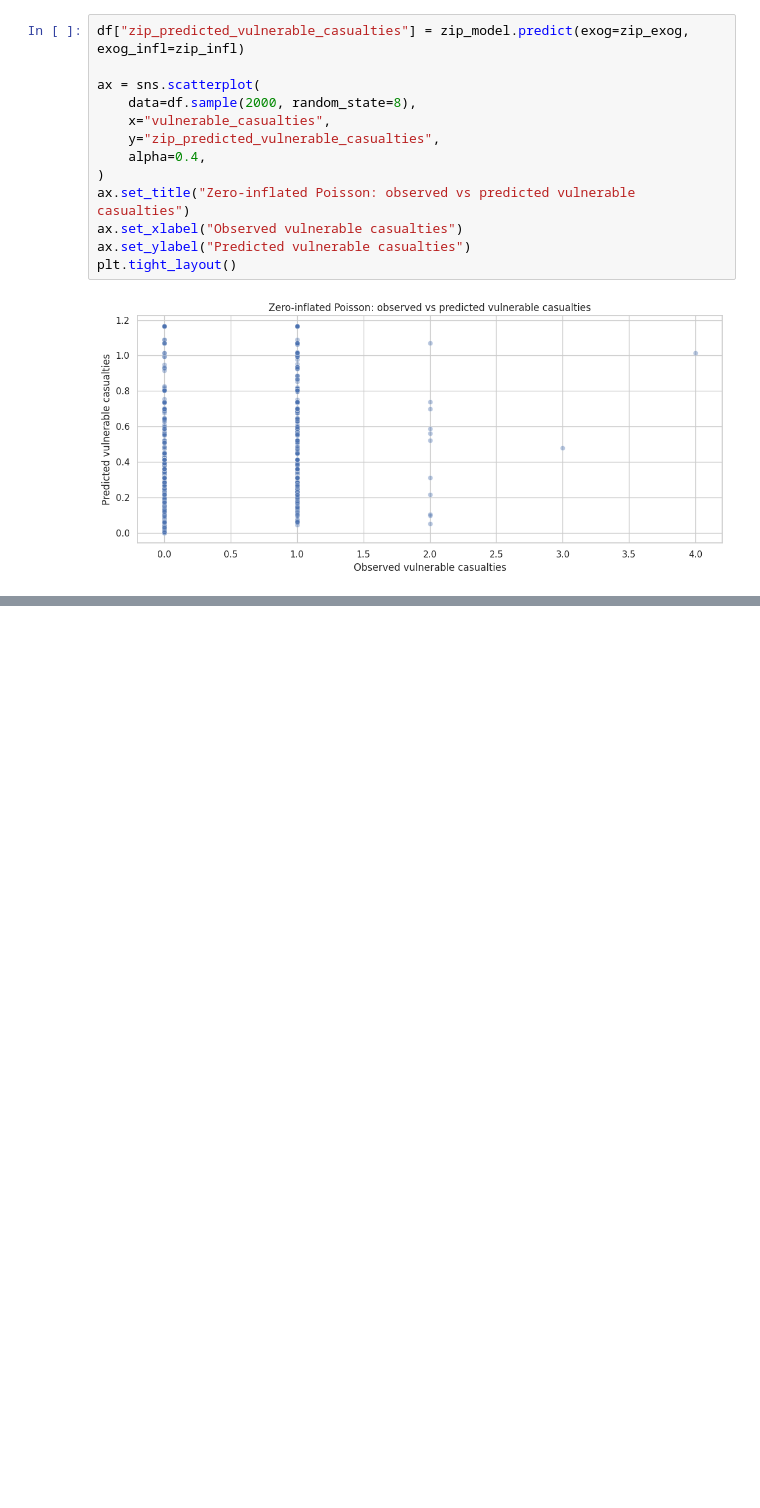
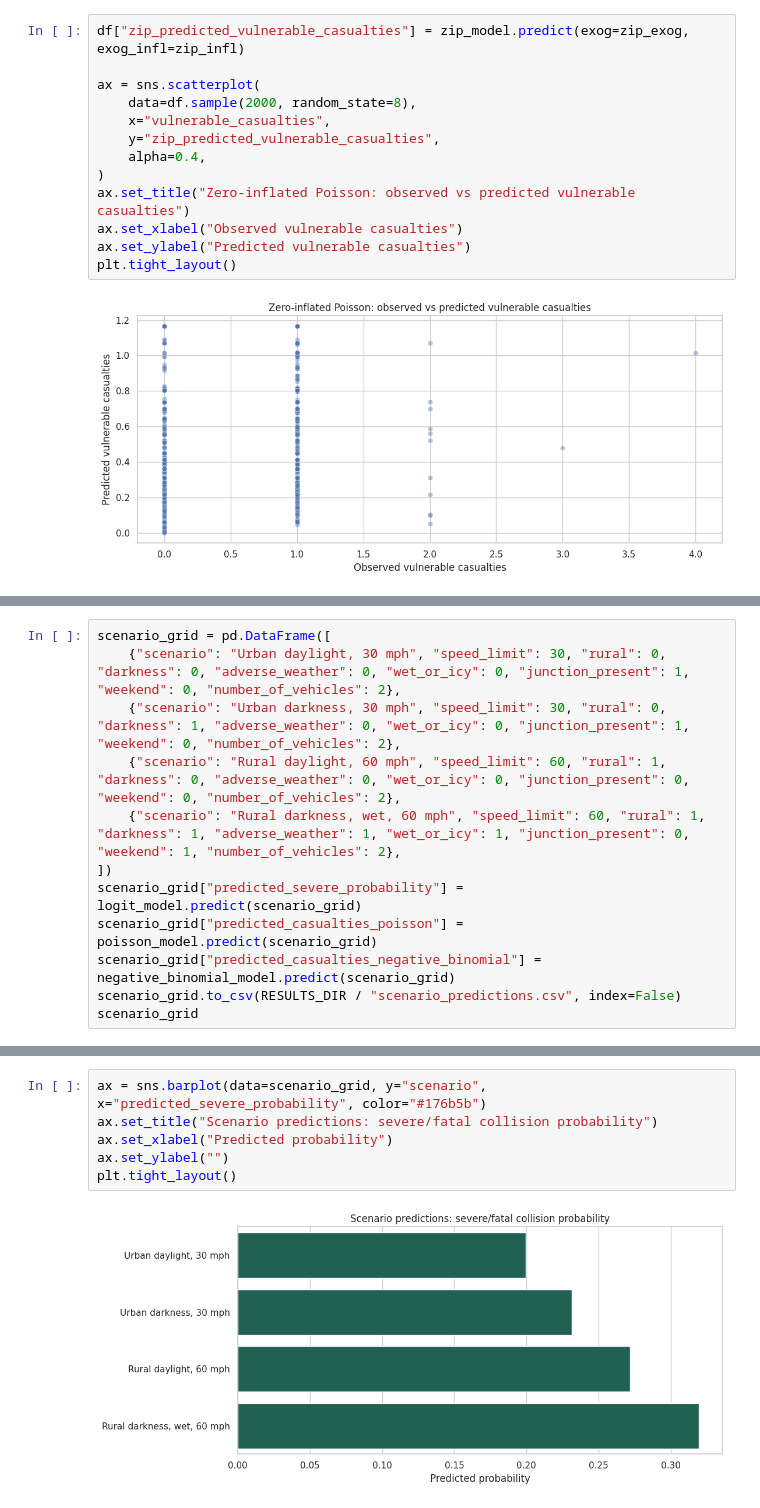
Before and after one commit to lilinchao/traffic-book-practice, a Jupyter notebook: notebooks/chapter-04/traffic_accident_panel_analysis.ipynb, the cells around one changed output, grey strips where cells are left out. Saved outputs shown, nothing was run; the diff lists cells and outputs as text; blank space fills up the shorter version.

Commit message:
Add chapter 4 model result examples

```diff
--- a/notebooks/chapter-04/traffic_accident_panel_analysis.ipynb
+++ b/notebooks/chapter-04/traffic_accident_panel_analysis.ipynb
@@ -303,0 +372,12 @@ plt.tight_layout()
+# %%
+scenario_grid = pd.DataFrame([
+    {"scenario": "Urban daylight, 30 mph", "speed_limit": 30, "rural": 0, "darkness": 0, "adverse_weather": 0, "wet_or_icy": 0, "junction_present": 1, "weekend": 0, "number_of_vehicles": 2},
+    {"scenario": "Urban darkness, 30 mph", "speed_limit": 30, "rural": 0, "darkness": 1, "adverse_weather": 0, "wet_or_icy": 0, "junction_present": 1, "weekend": 0, "number_of_vehicles": 2},
+    {"scenario": "Rural daylight, 60 mph", "speed_limit": 60, "rural": 1, "darkness": 0, "adverse_weather": 0, "wet_or_icy": 0, "junction_present": 0, "weekend": 0, "number_of_vehicles": 2},
+    {"scenario": "Rural darkness, wet, 60 mph", "speed_limit": 60, "rural": 1, "darkness": 1, "adverse_weather": 1, "wet_or_icy": 1, "junction_present": 0, "weekend": 1, "number_of_vehicles": 2},
+])
+scenario_grid["predicted_severe_probability"] = logit_model.predict(scenario_grid)
+scenario_grid["predicted_casualties_poisson"] = poisson_model.predict(scenario_grid)
+scenario_grid["predicted_casualties_negative_binomial"] = negative_binomial_model.predict(scenario_grid)
+scenario_grid.to_csv(RESULTS_DIR / "scenario_predictions.csv", index=False)
+scenario_grid
@@ -303,0 +390,8 @@ plt.tight_layout()
+# %%
+ax = sns.barplot(data=scenario_grid, y="scenario", x="predicted_severe_probability", color="#176b5b")
+ax.set_title("Scenario predictions: severe/fatal collision probability")
+ax.set_xlabel("Predicted probability")
+ax.set_ylabel("")
+plt.tight_layout()
+# %% [output]
+[figure, added]
```
Also changed, not shown: parts of 11 cells of this notebook, 17 other files.
